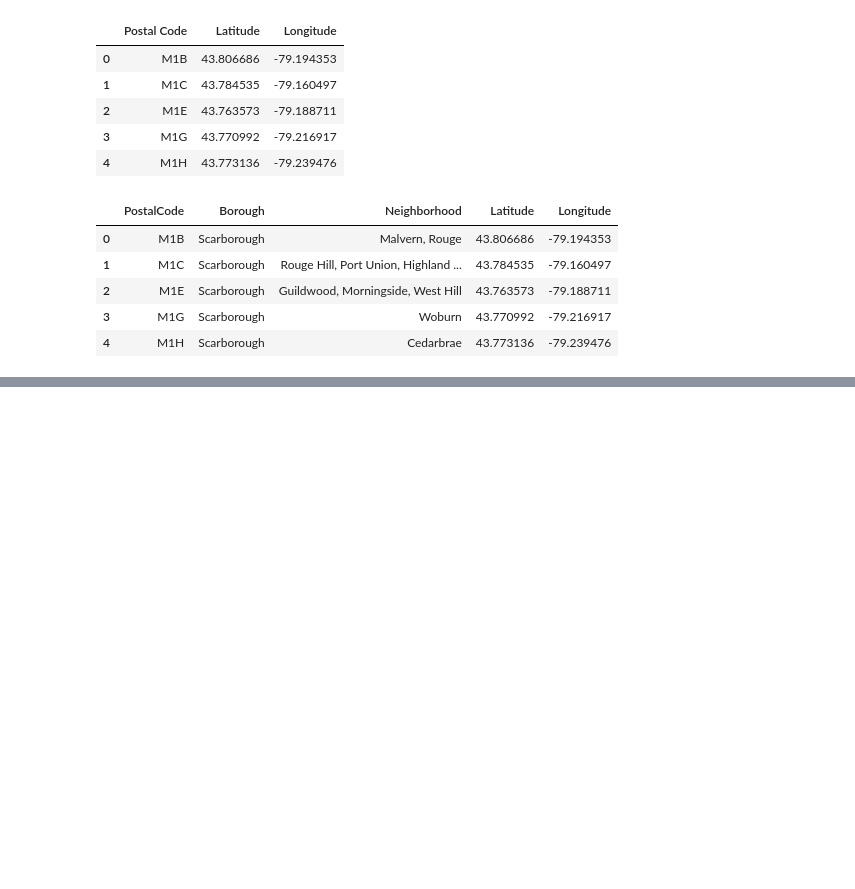
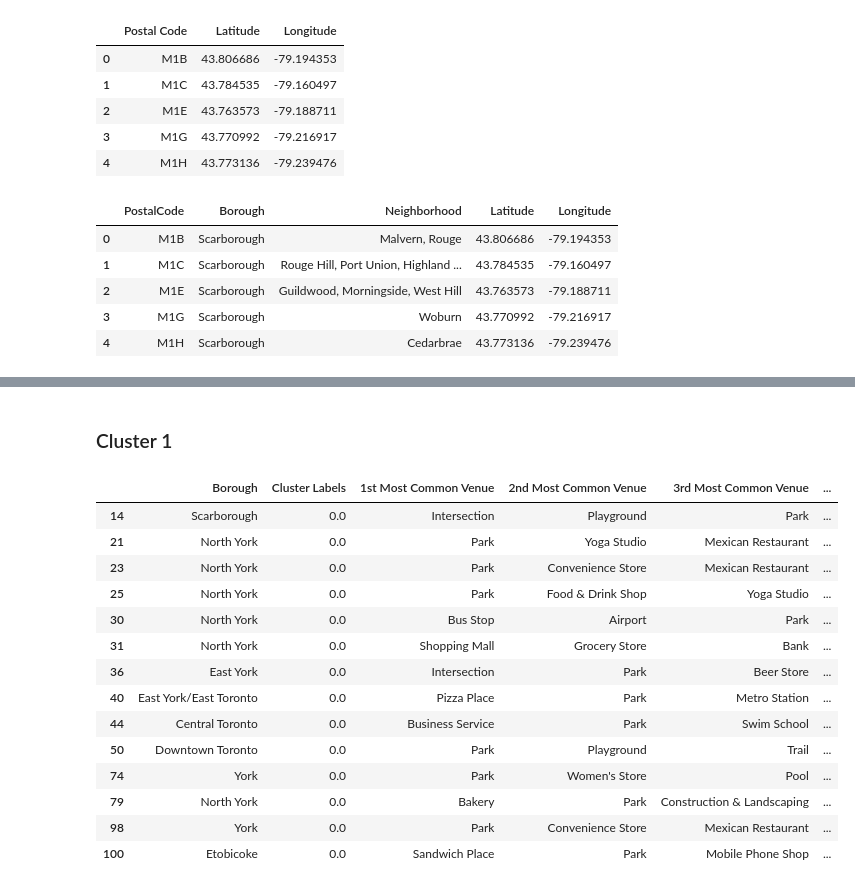
Before and after one commit to nikolina-drobnjak/Coursera_Capstone, a Jupyter notebook: Segmenting and Clustering-Nikolina Drobnjak (1).ipynb, the cells around one changed output, grey strips where cells are left out. Drawn from its saved outputs; the diff is of its cells as text; code cells hidden in the pictures; blank space fills up the shorter version.

```diff
--- a/Segmenting and Clustering-Nikolina Drobnjak (1).ipynb
+++ b/Segmenting and Clustering-Nikolina Drobnjak (1).ipynb
@@ -117,0 +470,20 @@ dfc.head()
+# %% [markdown]
+### Cluster 1
+# %%
+toronto_merged.loc[toronto_merged['Cluster Labels'] == 0, toronto_merged.columns[[1] + list(range(5, toronto_merged.shape[1]))]]
+# %% [output]
+|  | Borough | Cluster Labels | 1st Most Common Venue | 2nd Most Common Venue | 3rd Most Common Venue | ... |
+| 14 | Scarborough | 0.0 | Intersection | Playground | Park | ... |
+| 21 | North York | 0.0 | Park | Yoga Studio | Mexican Restaurant | ... |
+| 23 | North York | 0.0 | Park | Convenience Store | Mexican Restaurant | ... |
+| 25 | North York | 0.0 | Park | Food & Drink Shop | Yoga Studio | ... |
+| 30 | North York | 0.0 | Bus Stop | Airport | Park | ... |
+| 31 | North York | 0.0 | Shopping Mall | Grocery Store | Bank | ... |
+| 36 | East York | 0.0 | Intersection | Park | Beer Store | ... |
+| 40 | East York/East Toronto | 0.0 | Pizza Place | Park | Metro Station | ... |
+| 44 | Central Toronto | 0.0 | Business Service | Park | Swim School | ... |
+| 50 | Downtown Toronto | 0.0 | Park | Playground | Trail | ... |
+| 74 | York | 0.0 | Park | Women's Store | Pool | ... |
+| 79 | North York | 0.0 | Bakery | Park | Construction & Landscaping | ... |
+| 98 | York | 0.0 | Park | Convenience Store | Mexican Restaurant | ... |
+| 100 | Etobicoke | 0.0 | Sandwich Place | Park | Mobile Phone Shop | ... |
```
Also changed, not shown: parts of 33 cells of this notebook.
